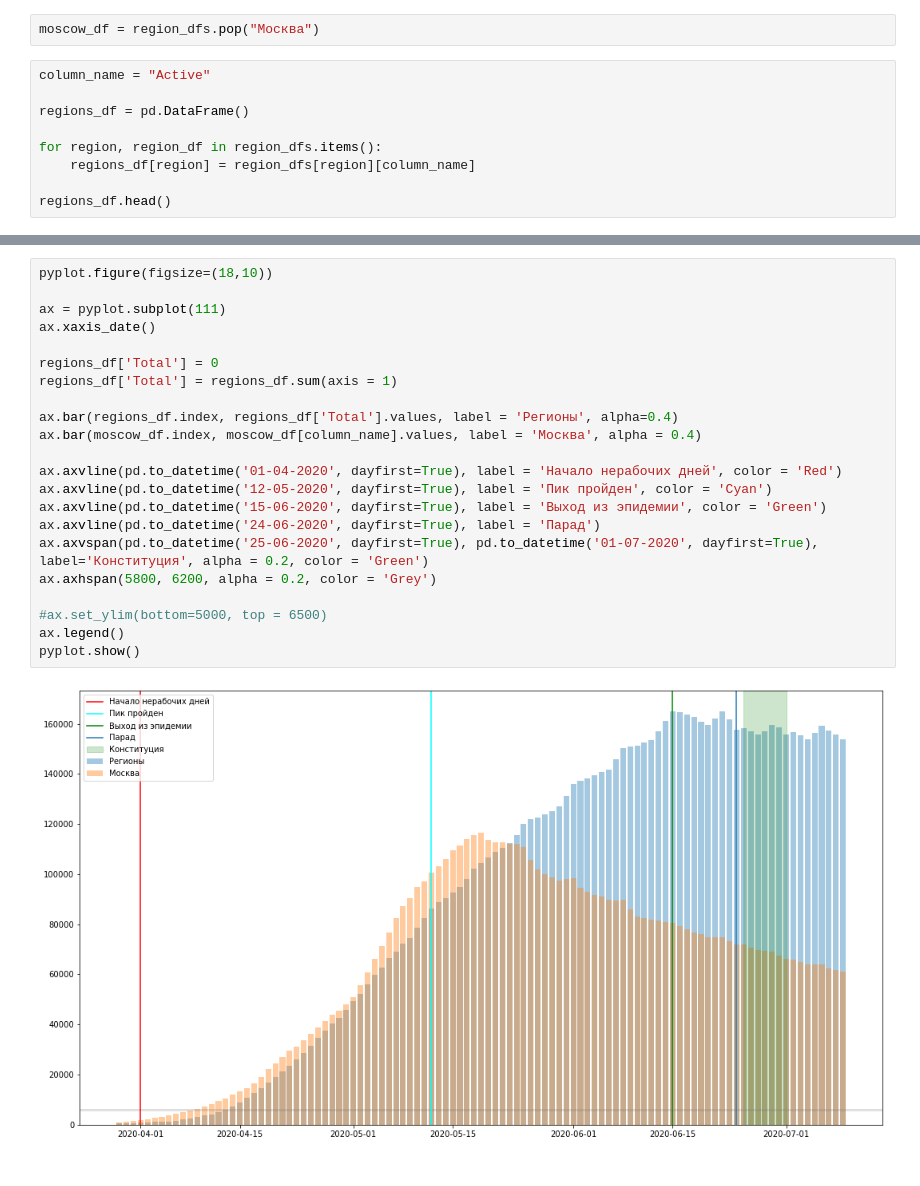
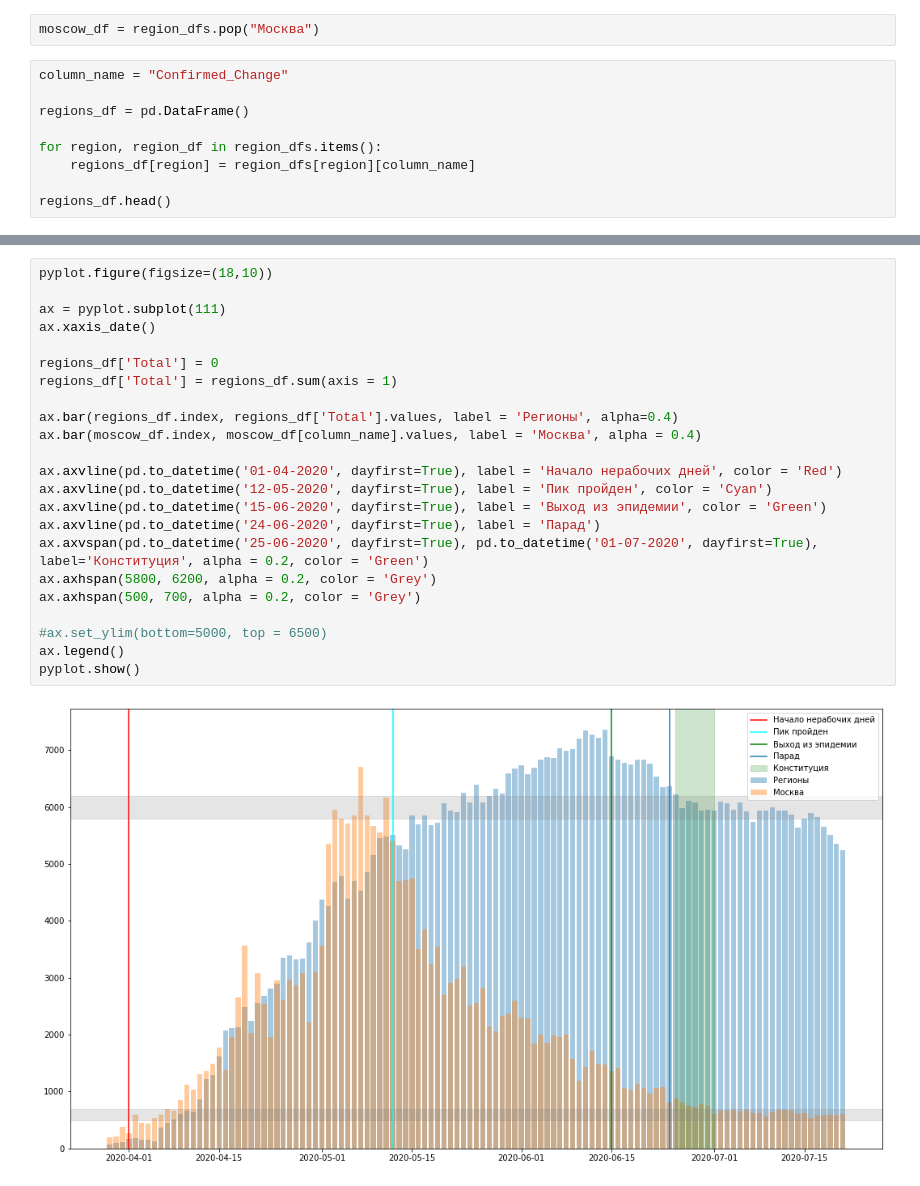
Before and after one commit to guest512/CovidSandbox, a Jupyter notebook: ReportsProcessing/ReportsProcessing.ipynb, the cells around one changed output, grey strips where cells are left out. Saved outputs shown, nothing was run; the diff lists cells and outputs as text.

Commit message:
Updated data Added more graphics Fixed bug in "Active" count in reports

```diff
--- a/ReportsProcessing/ReportsProcessing.ipynb
+++ b/ReportsProcessing/ReportsProcessing.ipynb
@@ -37,7 +84,7 @@ for region_report in os.listdir(russiaRegions):
 # %%
 moscow_df = region_dfs.pop("Москва")
 # %%
-column_name = "Active"
+column_name = "Confirmed_Change"
 
 regions_df = pd.DataFrame()
 
@@ -57,24 +104,25 @@ regions_df.head()
 # %%
 pyplot.figure(figsize=(18,10))
 
 ax = pyplot.subplot(111)
 ax.xaxis_date()
 
 regions_df['Total'] = 0
 regions_df['Total'] = regions_df.sum(axis = 1)
 
 ax.bar(regions_df.index, regions_df['Total'].values, label = 'Регионы', alpha=0.4)
 ax.bar(moscow_df.index, moscow_df[column_name].values, label = 'Москва', alpha = 0.4)
 
 ax.axvline(pd.to_datetime('01-04-2020', dayfirst=True), label = 'Начало нерабочих дней', color = 'Red')
 ax.axvline(pd.to_datetime('12-05-2020', dayfirst=True), label = 'Пик пройден', color = 'Cyan')
 ax.axvline(pd.to_datetime('15-06-2020', dayfirst=True), label = 'Выход из эпидемии', color = 'Green')
 ax.axvline(pd.to_datetime('24-06-2020', dayfirst=True), label = 'Парад')
 ax.axvspan(pd.to_datetime('25-06-2020', dayfirst=True), pd.to_datetime('01-07-2020', dayfirst=True), label='Конституция', alpha = 0.2, color = 'Green')
 ax.axhspan(5800, 6200, alpha = 0.2, color = 'Grey')
+ax.axhspan(500, 700, alpha = 0.2, color = 'Grey')
 
 #ax.set_ylim(bottom=5000, top = 6500)
 ax.legend()
 pyplot.show()
 # %% [output]
-[figure, old version]
+[figure, new version]
```
Also changed, not shown: parts of 6 cells of this notebook, 2 other files.
